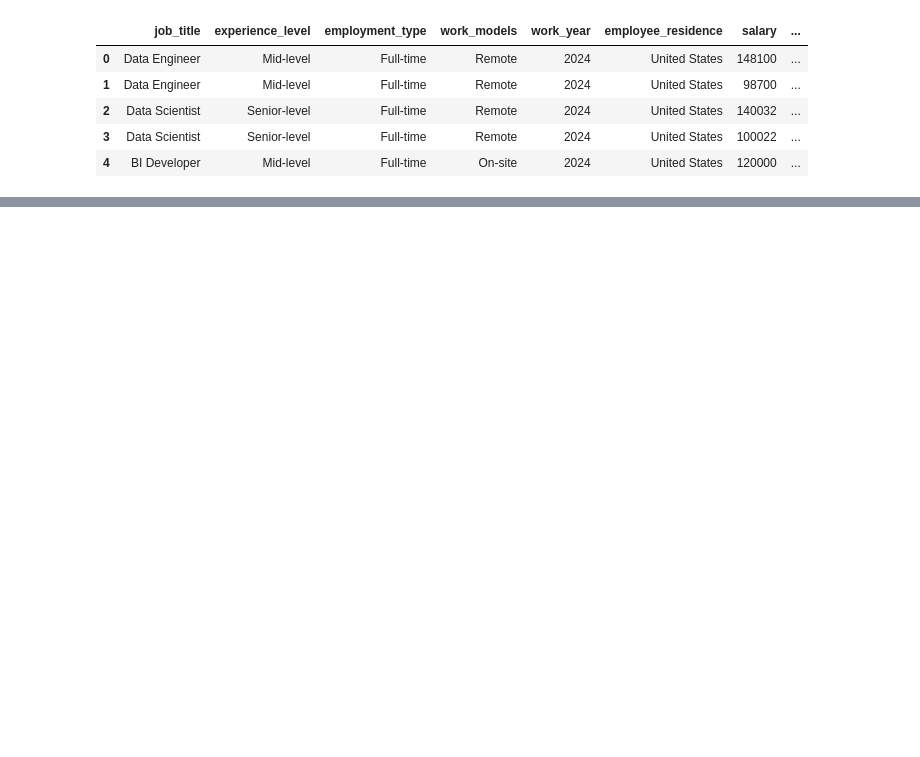
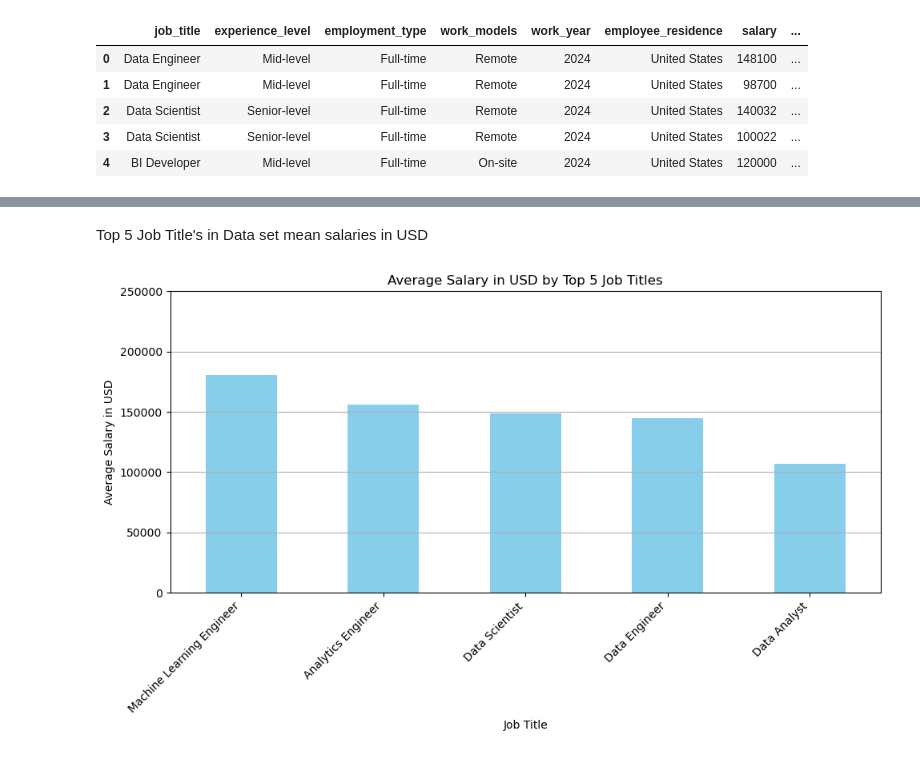
Before and after one commit to KevinJayne2023/Project_1, a Jupyter notebook: project_1.ipynb, the cells around one changed output, grey strips where cells are left out. Saved outputs shown, nothing was run; the diff lists cells and outputs as text; code cells hidden in the pictures; blank space fills up the shorter version.

```diff
--- a/project_1.ipynb
+++ b/project_1.ipynb
@@ -12,9 +13,19 @@ df.head()
 | 2 | Data Scientist | Senior-level | Full-time | Remote | 2024 | United States | 140032 | ... |
 | 3 | Data Scientist | Senior-level | Full-time | Remote | 2024 | United States | 100022 | ... |
 | 4 | BI Developer | Mid-level | Full-time | On-site | 2024 | United States | 120000 | ... |
-# %%
-df = df.rename(
-    columns={
-        ''
-    }
-)
+# %%
+df = df.rename(
+    columns={
+        'job_title': 'Job Title',
+        'experience_level': 'Experience Level',
+        'employment_type': 'Employment Type',
+        'work_models': 'Work Models',
+        'work_year': 'Work Year',
+        'employee_residence': 'Employee Residence',
+        'salary': 'Salary',
+        'salary_currency': 'Salary Currency',
+        'salary_in_usd': 'Salary in USD',
+        'company_location': 'Company Location',
+        'company_size': 'Company Size'
+    }
+)
@@ -20,0 +63,21 @@ df = df.rename(
+# %%
+df['Job Title'].value_counts().head(15)
+df['Job Title'] = df['Job Title'].replace({'ML Engineer': 'Machine Learning Engineer'})
+# %% [markdown]
+Top 5 Job Title's in Data set mean salaries in USD
+# %%
+top_5_job_titles = df['Job Title'].value_counts(ascending=False).head(5).index
+top_5_df = df[df['Job Title'].isin(top_5_job_titles)]
+top_5_average_salaries = top_5_df.groupby('Job Title')['Salary in USD'].mean().sort_values(ascending=False)
+
+top_5_average_salaries.plot(kind='bar', color='skyblue',figsize=(10, 6))
+plt.title('Average Salary in USD by Top 5 Job Titles')
+plt.xlabel('Job Title')
+plt.ylabel('Average Salary in USD')
+plt.ylim(0, 250000)
+plt.xticks(rotation=45, ha='right')
+plt.tight_layout()
+plt.grid(axis='y')
+plt.show()
+# %% [output]
+[figure, added]
```
Also changed, not shown: parts of 12 cells of this notebook.
